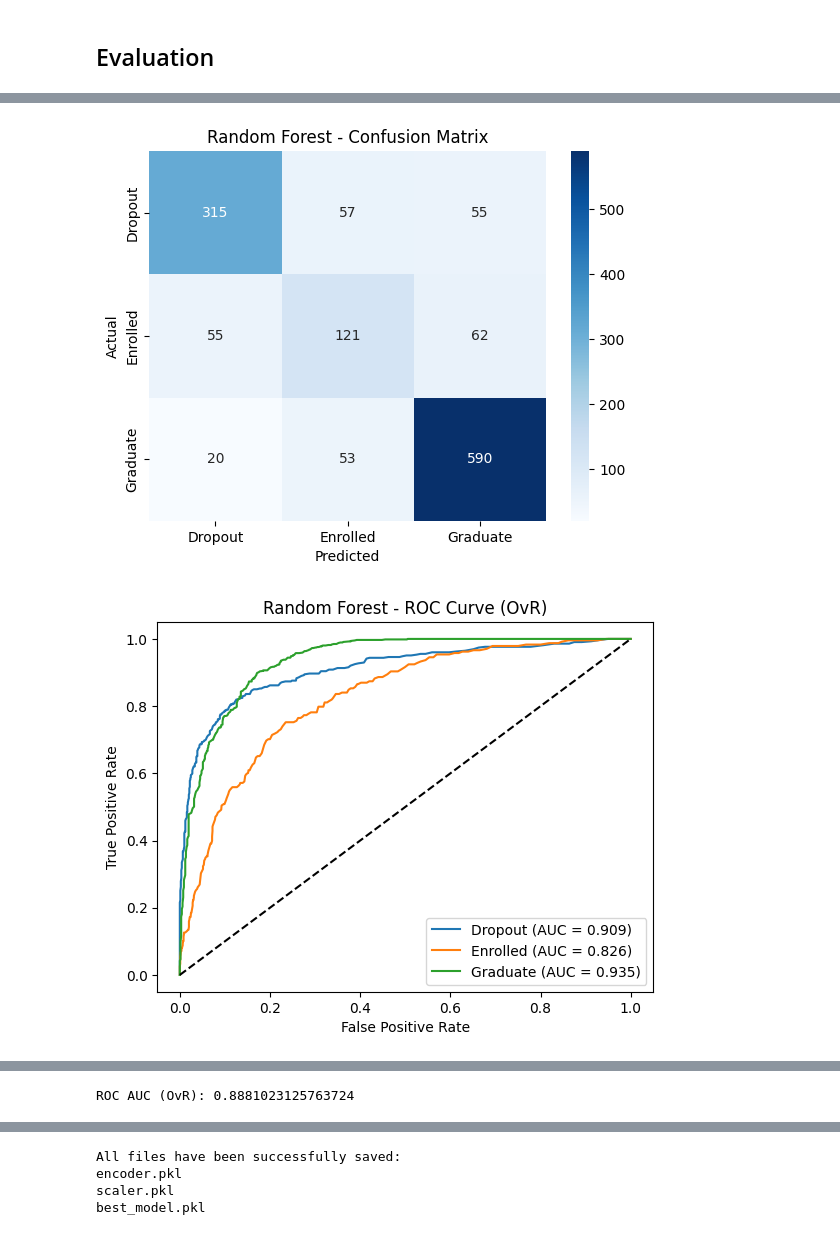
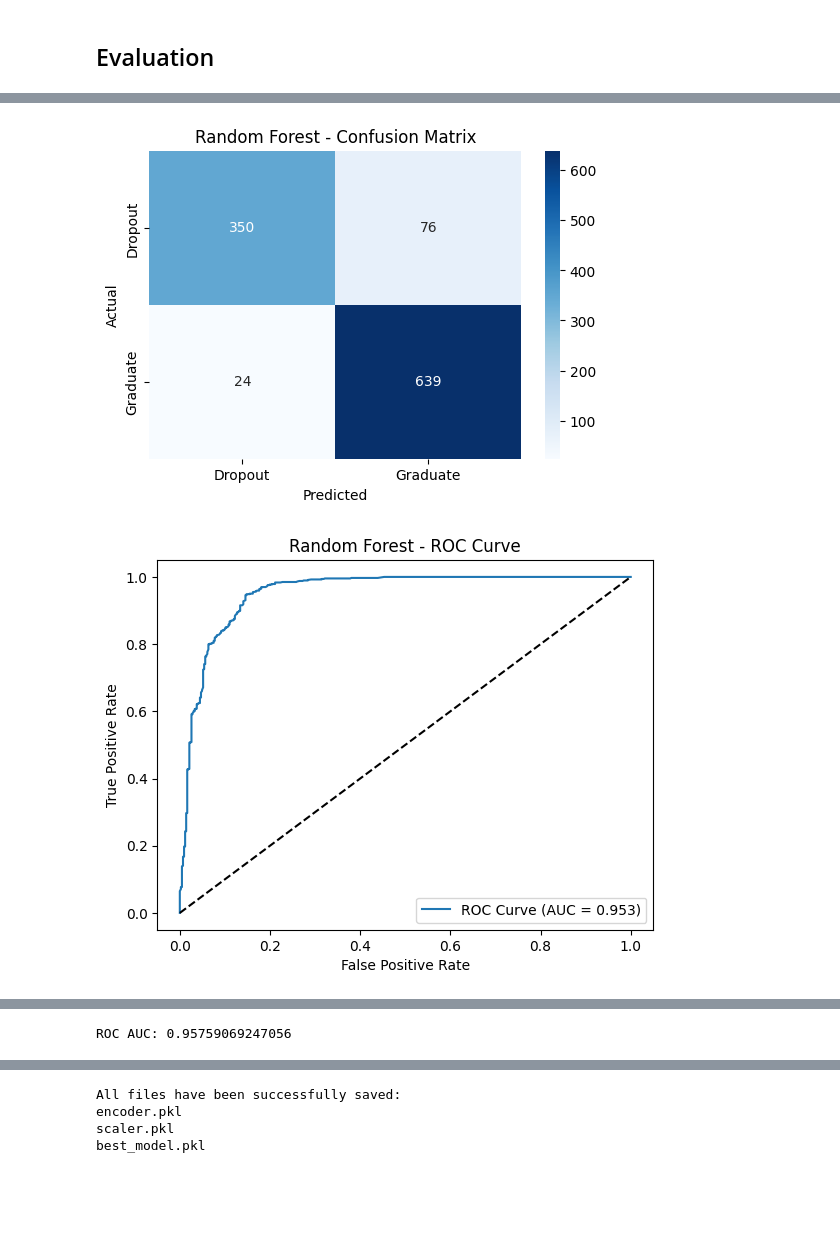
Before and after one commit to dewadhananjaya/Jaya-Jaya-Institute-Student-Monitoring-Dashboard, a Jupyter notebook: notebook.ipynb, the cells around one changed output, grey strips where cells are left out. Saved outputs shown, nothing was run; the diff lists cells and outputs as text; code cells hidden in the pictures; blank space fills up the shorter version.

Commit message:
Refactor: update model to binary classification (Dropout vs Graduate)

```diff
--- a/notebook.ipynb
+++ b/notebook.ipynb
@@ -245,11 +245,15 @@ df_top_10.to_csv('top_10_dropout_factors.csv', index=False, float_format="%.3f")
 # %% [markdown]
 ## Data Preparation / Preprocessing
 # %%
-# Encoding Target Variable (Status)
-# Mengubah Dropout, Enrolled, Graduate menjadi angka 0, 1, 2
+# Hapus baris yang berisi 'Enrolled'
+df = df[df['Status'] != 'Enrolled'].copy()
+
+# Gunakan LabelEncoder pada data yang sudah difilter
 le = LabelEncoder()
 df['Status'] = le.fit_transform(df['Status'])
 
+# Cek Mapping
 mapping = dict(zip(le.classes_, le.transform(le.classes_)))
-print(f"Mapping Status: {mapping}")
+print(f"Mapping Status Baru: {mapping}")
+print(df['Status'].value_counts())
 # %% [output]
@@ -333,7 +346,7 @@ grid_rf = GridSearchCV(
     rf,
     param_rf,
     cv=5,
-    scoring='roc_auc_ovr',
+    scoring='roc_auc',
     n_jobs=-1,
     verbose=1
 )
@@ -359,7 +372,7 @@ grid_svm = GridSearchCV(
     svm,
     param_svm,
     cv=5,
-    scoring='roc_auc_ovr',
+    scoring='roc_auc',
     n_jobs=-1,
     verbose=1
 )
@@ -375,7 +388,7 @@ SVM Best Params: {'C': 10, 'kernel': 'rbf'}
 SVM Best Estimator: SVC(C=10, probability=True, random_state=42)
 # %%
 xgb = XGBClassifier(
-    eval_metric='mlogloss',
+    eval_metric='logloss',
     use_label_encoder=False,
     random_state=42
 )
@@ -390,7 +403,7 @@ grid_xgb = GridSearchCV(
     xgb,
     param_xgb,
     cv=5,
-    scoring='roc_auc_ovr',
+    scoring='roc_auc',
     n_jobs=-1,
     verbose=1
 )
@@ -450,11 +448,9 @@ Ensemble Model: VotingClassifier(estimators=[('rf',
 # %% [markdown]
 ## Evaluation
 # %%
-# Mapping Status
 status_mapping = {
     0: "Dropout",
-    1: "Enrolled",
-    2: "Graduate"
+    1: "Graduate"
 }
 
 best_models = {
@@ -490,64 +486,50 @@ for name, model in best_models.items():
         classification_report(
             y_test,
             y_pred,
-            target_names=[
-                status_mapping[i] for i in sorted(status_mapping.keys())
-            ]
+            target_names=[status_mapping[i] for i in sorted(status_mapping.keys())]
         )
     )
 
     # Confusion Matrix
     cm = confusion_matrix(y_test, y_pred)
 
-    plt.figure()
+    plt.figure(figsize=(6, 4))
     sns.heatmap(
         cm,
         annot=True,
         fmt="d",
         cmap="Blues",
-        xticklabels=[
-            status_mapping[i] for i in sorted(status_mapping.keys())
-        ],
-        yticklabels=[
-            status_mapping[i] for i in sorted(status_mapping.keys())
-        ]
+        xticklabels=[status_mapping[i] for i in sorted(status_mapping.keys())],
+        yticklabels=[status_mapping[i] for i in sorted(status_mapping.keys())]
     )
     plt.title(f"{name} - Confusion Matrix")
     plt.xlabel("Predicted")
     plt.ylabel("Actual")
     plt.show()
 
-    # ROC Curve Multiclass
-    classes = sorted(status_mapping.keys())
-    y_test_bin = label_binarize(y_test, classes=classes)
-
     plt.figure()
 
-    for i, class_label in enumerate(classes):
-        fpr, tpr, _ = roc_curve(y_test_bin[:, i], y_score[:, i])
-        roc_auc = auc(fpr, tpr)
+    if len(y_score.shape) > 1 and y_score.shape[1] == 2:
+        fpr, tpr, _ = roc_curve(y_test, y_score[:, 1])
+    else:
+        fpr, tpr, _ = roc_curve(y_test, y_score)
 
-        plt.plot(
-            fpr,
-            tpr,
-            label=f"{status_mapping[class_label]} (AUC = {roc_auc:.3f})"
-        )
+    roc_auc = auc(fpr, tpr)
+    plt.plot(fpr, tpr, label=f"ROC Curve (AUC = {roc_auc:.3f})")
 
     plt.plot([0, 1], [0, 1], "k--")
     plt.xlabel("False Positive Rate")
     plt.ylabel("True Positive Rate")
-    plt.title(f"{name} - ROC Curve (OvR)")
+    plt.title(f"{name} - ROC Curve")
     plt.legend()
     plt.show()
 
-    # Overall ROC AUC
-    roc_auc_overall = roc_auc_score(
-        y_test,
-        y_score,
-        multi_class="ovr"
-    )
+    if len(y_score.shape) > 1 and y_score.shape[1] == 2:
+        roc_auc_overall = roc_auc_score(y_test, y_score[:, 1])
+    else:
+        roc_auc_overall = roc_auc_score(y_test, y_score)
 
-    print("ROC AUC (OvR):", roc_auc_overall)
+    print("ROC AUC:", roc_auc_overall)
 
     evaluation_results.append([name, acc, roc_auc_overall])
 # %% [output]
@@ -570,2 +551,2 @@ weighted avg       0.77      0.77      0.77      1328
-[figure, old version]
+[figure, new version]
-[figure, old version]
+[figure, new version]
@@ -632,4 +610,4 @@ weighted avg       0.77      0.78      0.77      1328
-ROC AUC (OvR): 0.8881023125763724
+ROC AUC: 0.95759069247056
 # %%
 results_df = pd.DataFrame(
     evaluation_results,
```
Also changed, not shown: parts of 11 cells of this notebook, 6 other files.
